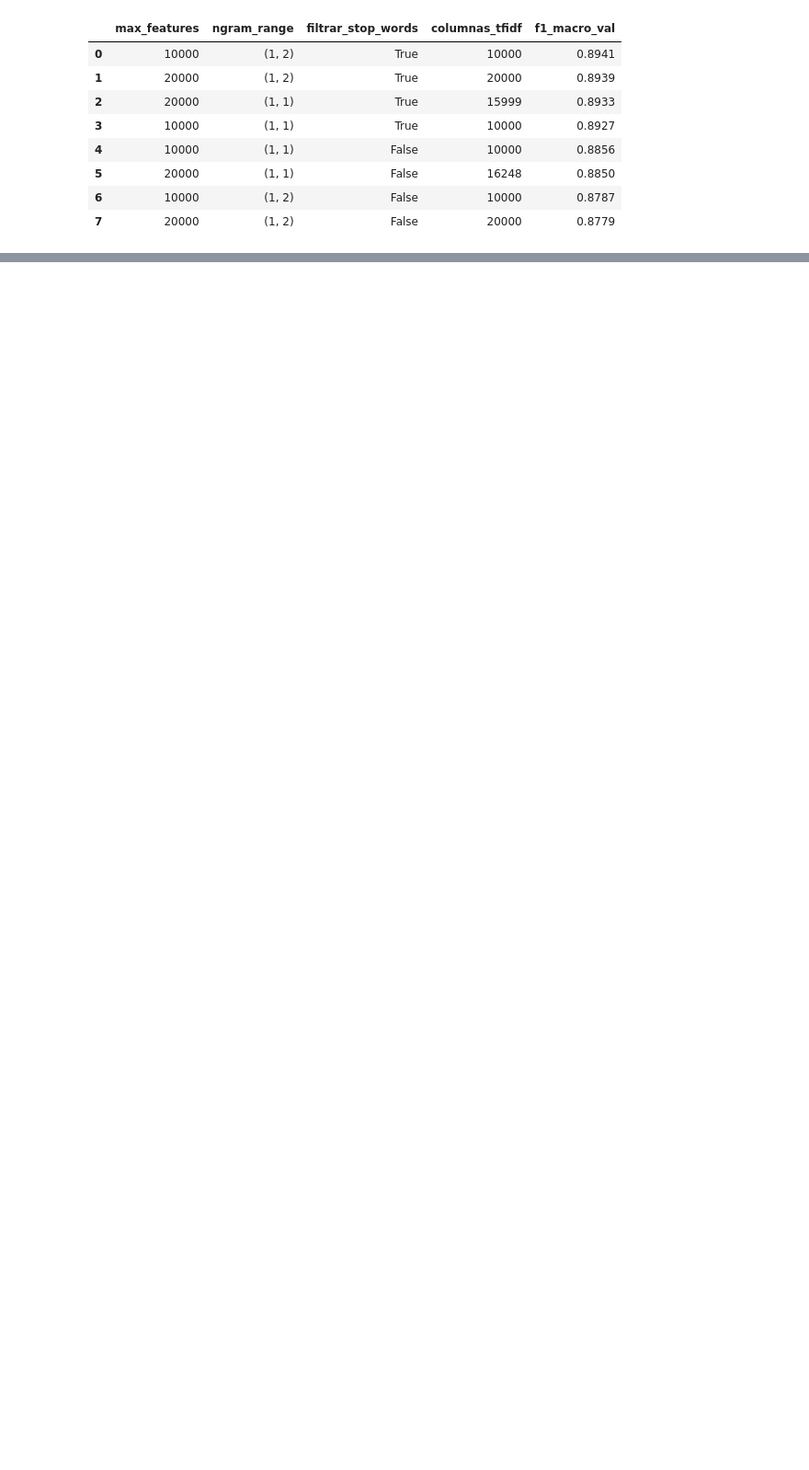
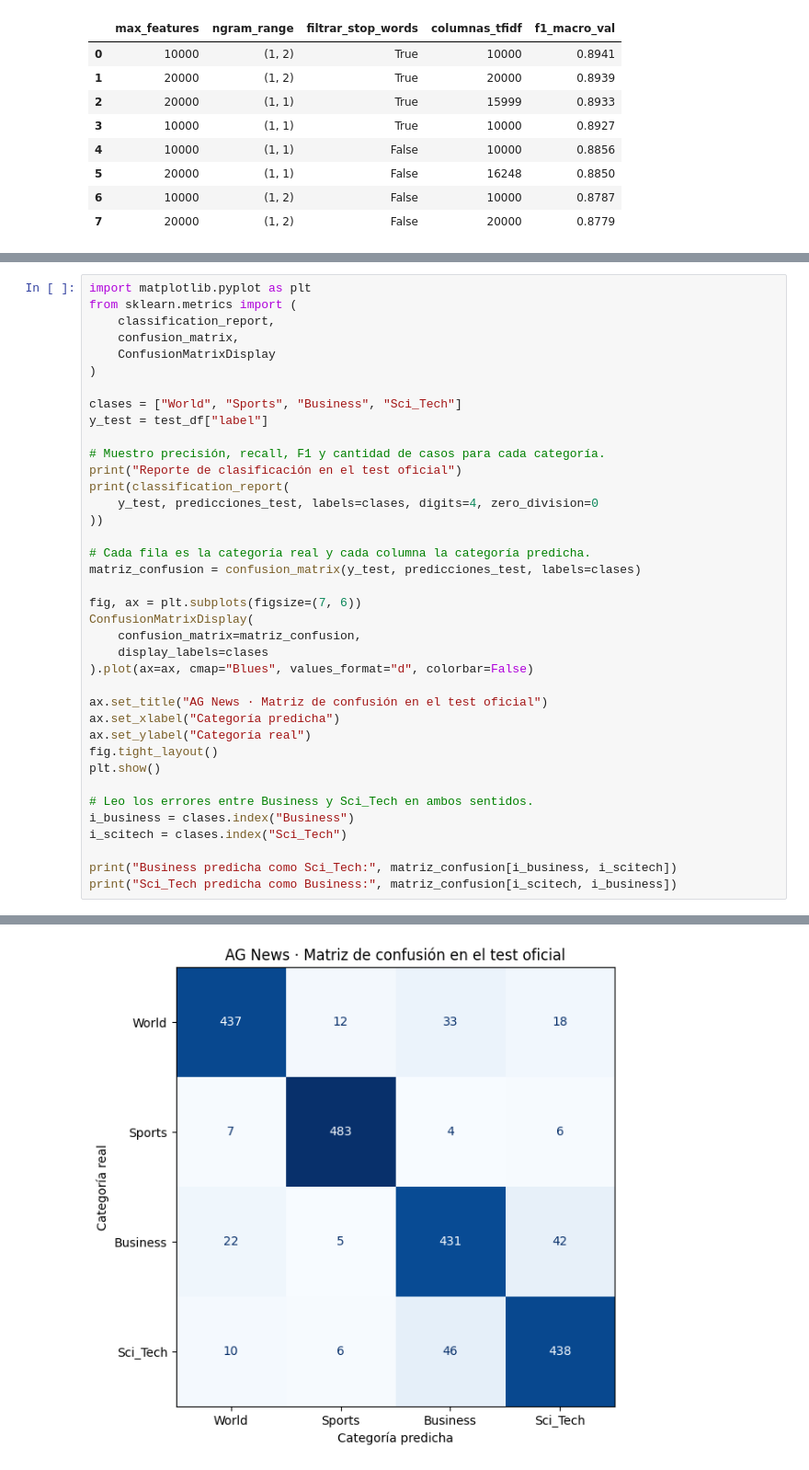
Before and after one commit to caceruso/preentrega-3-ag-news, a Jupyter notebook: Pre_Entrega_3.ipynb, the cells around one changed output, grey strips where cells are left out. Shown at 92% size. Saved outputs shown, nothing was run; the diff lists cells and outputs as text; blank space fills up the shorter version.

Commit message:
Evalúo el modelo final por categoría

```diff
--- a/Pre_Entrega_3.ipynb
+++ b/Pre_Entrega_3.ipynb
@@ -240,0 +271,39 @@ display(resultados_tfidf.round({"f1_macro_val": 4}))
+# %%
+import matplotlib.pyplot as plt
+from sklearn.metrics import (
+    classification_report,
+    confusion_matrix,
+    ConfusionMatrixDisplay
+)
+
+clases = ["World", "Sports", "Business", "Sci_Tech"]
+y_test = test_df["label"]
+
+# Muestro precisión, recall, F1 y cantidad de casos para cada categoría.
+print("Reporte de clasificación en el test oficial")
+print(classification_report(
+    y_test, predicciones_test, labels=clases, digits=4, zero_division=0
+))
+
+# Cada fila es la categoría real y cada columna la categoría predicha.
+matriz_confusion = confusion_matrix(y_test, predicciones_test, labels=clases)
+
+fig, ax = plt.subplots(figsize=(7, 6))
+ConfusionMatrixDisplay(
+    confusion_matrix=matriz_confusion,
+    display_labels=clases
+).plot(ax=ax, cmap="Blues", values_format="d", colorbar=False)
+
+ax.set_title("AG News · Matriz de confusión en el test oficial")
+ax.set_xlabel("Categoría predicha")
+ax.set_ylabel("Categoría real")
+fig.tight_layout()
+plt.show()
+
+# Leo los errores entre Business y Sci_Tech en ambos sentidos.
+i_business = clases.index("Business")
+i_scitech = clases.index("Sci_Tech")
+
+print("Business predicha como Sci_Tech:", matriz_confusion[i_business, i_scitech])
+print("Sci_Tech predicha como Business:", matriz_confusion[i_scitech, i_business])
+# %% [output]
@@ -240,0 +321 @@ display(resultados_tfidf.round({"f1_macro_val": 4}))
+[figure, added]
```
Also changed, not shown: parts of 2 cells of this notebook.
